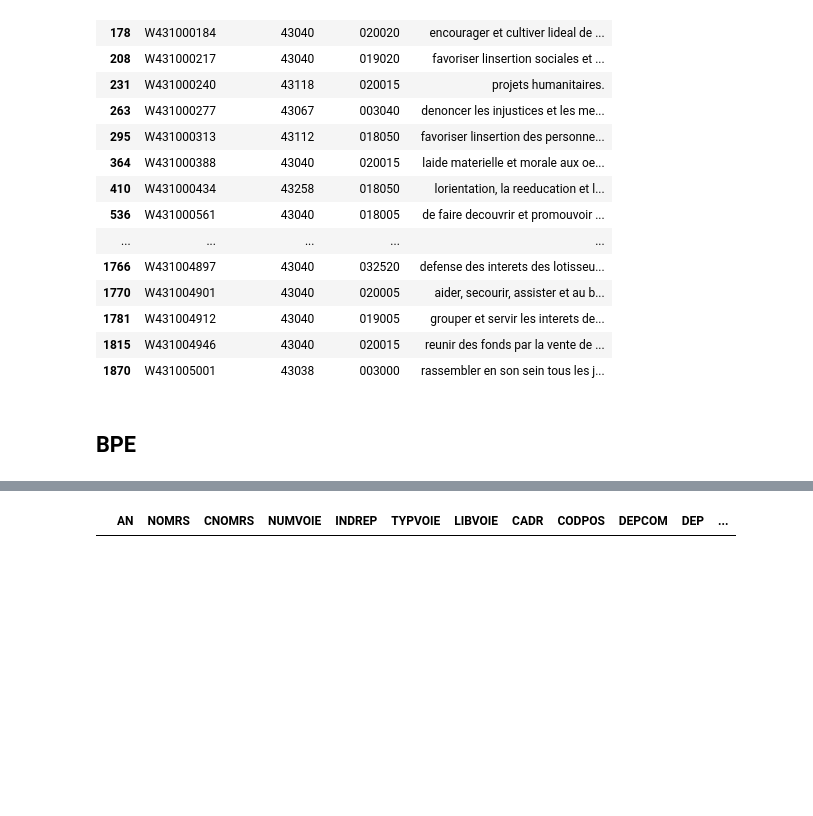
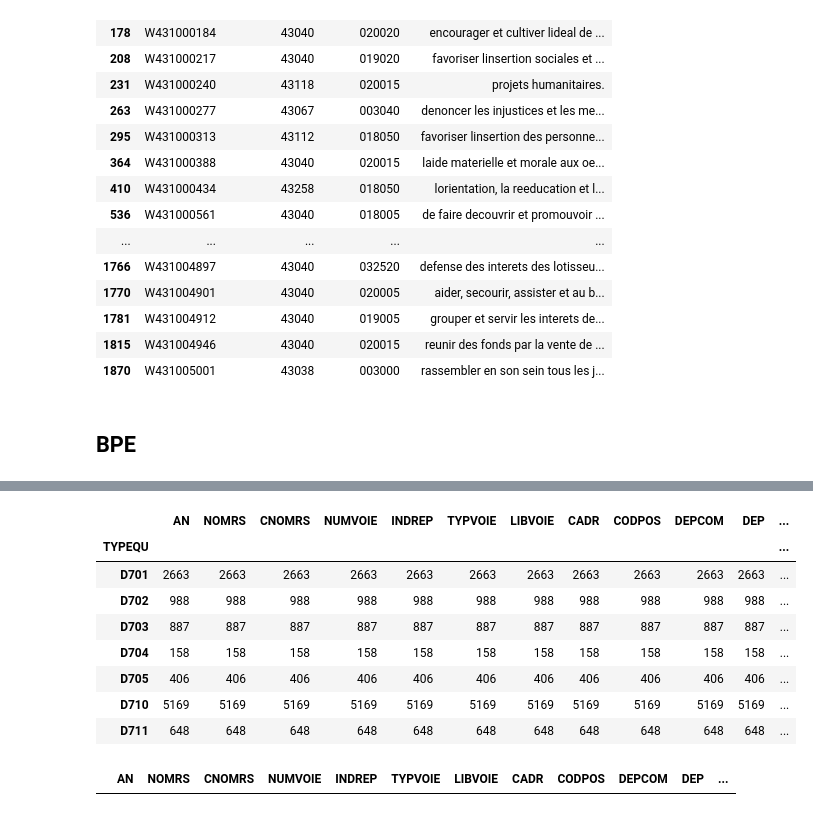
Before and after one commit to jbesan/13_odis_stream2, a Jupyter notebook: notebooks/odis_check_data.ipynb, the cells around one changed output, grey strips where cells are left out. Drawn from its saved outputs; the diff is of its cells as text; code cells hidden in the pictures; blank space fills up the shorter version.

```diff
--- a/notebooks/odis_check_data.ipynb
+++ b/notebooks/odis_check_data.ipynb
@@ -439,3 +492,15 @@ heber_tous = bpe[bpe['TYPEQU'].str.startswith("D7")]
+# %%
+bpe[(bpe['TYPEQU'].str.startswith("D7"))].groupby('TYPEQU').count()
+# %% [output]
+|  | AN | NOMRS | CNOMRS | NUMVOIE | INDREP | TYPVOIE | LIBVOIE | CADR | CODPOS | DEPCOM | DEP | ... |
+| TYPEQU |  |  |  |  |  |  |  |  |  |  |  | ... |
+| D701 | 2663 | 2663 | 2663 | 2663 | 2663 | 2663 | 2663 | 2663 | 2663 | 2663 | 2663 | ... |
+| D702 | 988 | 988 | 988 | 988 | 988 | 988 | 988 | 988 | 988 | 988 | 988 | ... |
+| D703 | 887 | 887 | 887 | 887 | 887 | 887 | 887 | 887 | 887 | 887 | 887 | ... |
+| D704 | 158 | 158 | 158 | 158 | 158 | 158 | 158 | 158 | 158 | 158 | 158 | ... |
+| D705 | 406 | 406 | 406 | 406 | 406 | 406 | 406 | 406 | 406 | 406 | 406 | ... |
+| D710 | 5169 | 5169 | 5169 | 5169 | 5169 | 5169 | 5169 | 5169 | 5169 | 5169 | 5169 | ... |
+| D711 | 648 | 648 | 648 | 648 | 648 | 648 | 648 | 648 | 648 | 648 | 648 | ... |
 # %%
 chrs[chrs.DEPCOM =="87187"].head()
 # %% [output]
```
Also changed, not shown: parts of 13 cells of this notebook, 38 other files.
